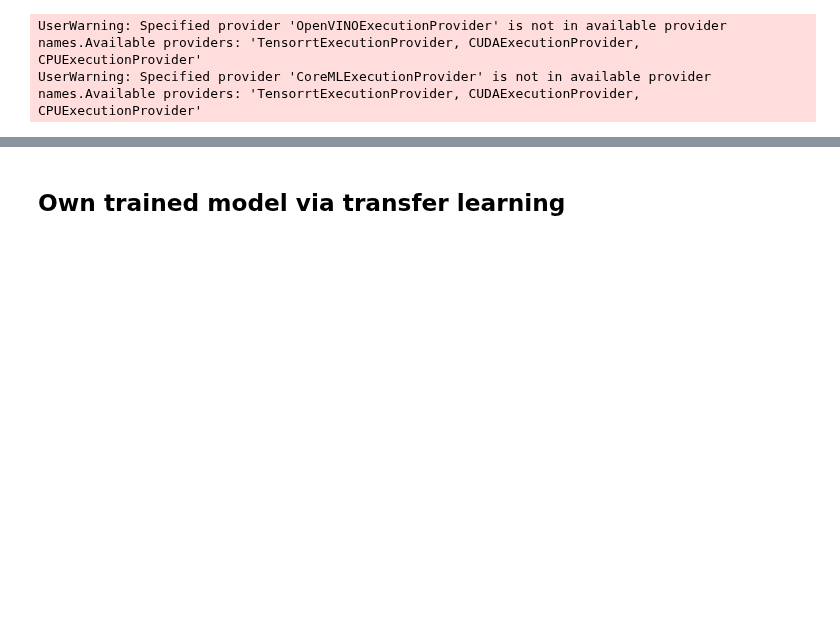
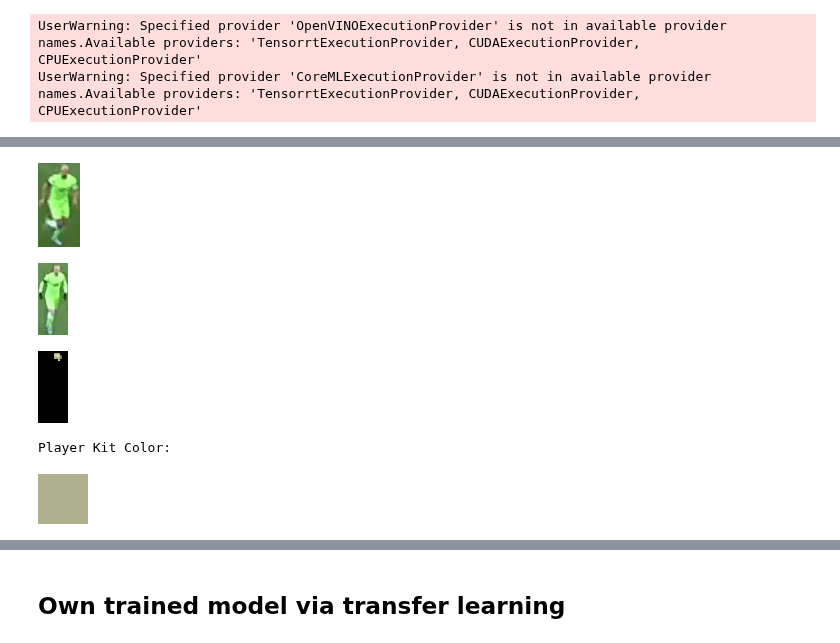
Before and after one commit to AeroEng16/FootballAnalysis, a Jupyter notebook: lineDetectionAndHomography.ipynb, the cells around one changed output, grey strips where cells are left out. Drawn from its saved outputs; the diff is of its cells as text; code cells hidden in the pictures; blank space fills up the shorter version.

```diff
--- a/lineDetectionAndHomography.ipynb
+++ b/lineDetectionAndHomography.ipynb
@@ -280,0 +258,19 @@ array([[-1302.3484 ,   361.7503 ],
+# %%
+### First calculate the color of the grass
+
+# Convert image to HSV color space
+img = frame.copy()
+hsv = cv2.cvtColor(img, cv2.COLOR_BGR2HSV)
+
+# Define a large range of green color in HSV
+lower_green = np.array([30, 40, 40])
+upper_green = np.array([80, 255, 255])
+
+# Threshold the HSV image to get only green colors
+mask = cv2.inRange(hsv, lower_green, upper_green)
+
+# Calculate the mean value of the pixels that are not masked
+masked_img = cv2.bitwise_and(img, img, mask=mask)
+grass_color = cv2.mean(img, mask=mask)
+grass_color = grass_color[:3]
+print("Grass BGR color: ", grass_color)
@@ -280,0 +281,61 @@ array([[-1302.3484 ,   361.7503 ],
+# %%
+
+ADD A CHECK THAT IF ALL OF IMAGE IS MASKED THEN SET KIT COLOUR TO GREEN (or better way of dealing with this)
+
+filterPlayer = detectionsPlayer.data["class_name"]  == "player"
+filterGk = detectionsPlayer.data["class_name"]  == "goalkeeper"
+
+playerBoxes = detectionsPlayer.xyxy[filterPlayer]
+gkBoxes = detectionsPlayer.xyxy[filterGk]
+
+x1, y1, x2, y2 = map(int, detectionsPlayer.xyxy[5])
+player_img = frame[y1: y2, x1: x2]
+cv2_imshow(player_img)
+
+kits_colors = []
+grass_hsv = cv2.cvtColor(np.uint8([[list(grass_color)]]), cv2.COLOR_BGR2HSV)
+
+for counter,box in enumerate(playerBoxes):
+
+    x1, y1, x2, y2 = map(int, box)
+    player_img = frame[y1: y2, x1: x2]
+    if counter <4:
+      cv2_imshow(player_img)
+
+    # Convert image to HSV color space
+    hsv = cv2.cvtColor(player_img, cv2.COLOR_BGR2HSV)
+
+    # Define range of green color in HSV
+    lower_green = np.array([grass_hsv[0, 0, 0] - 10, 40, 40])
+    upper_green = np.array([grass_hsv[0, 0, 0] + 10, 255, 255])
+
+    # Threshold the HSV image to get only green colors
+    mask = cv2.inRange(hsv, lower_green, upper_green)
+
+    # Bitwise-AND mask and original image
+    mask = cv2.bitwise_not(mask)
+
+    upper_mask = np.zeros(player_img.shape[:2], np.uint8)
+    upper_mask[0:player_img.shape[0]//2, 0:player_img.shape[1]] = 255
+    mask = cv2.bitwise_and(mask, upper_mask)
+
+    masked_img = cv2.bitwise_and(player_img, player_img, mask=mask)
+    if counter <4:
+      cv2_imshow(masked_img)
+
+    player_kit_color = np.array(cv2.mean(player_img, mask=mask)[:3])
+    kits_colors.append(player_kit_color)
+
+    if counter <4:
+      print("Player Kit Color: ")
+    demo_color = np.repeat(player_kit_color[np.newaxis, ...], 50, axis=0)
+    demo_color = np.repeat(demo_color[np.newaxis, ...], 50, axis=0)
+    if counter <4:
+      cv2_imshow(demo_color)
+      print('#' * 100)
+# %% [output]
+[figure, added]
+[figure, added]
+[figure, added]
+Player Kit Color:
+[figure, added]
```
Also changed, not shown: parts of 12 cells of this notebook.
